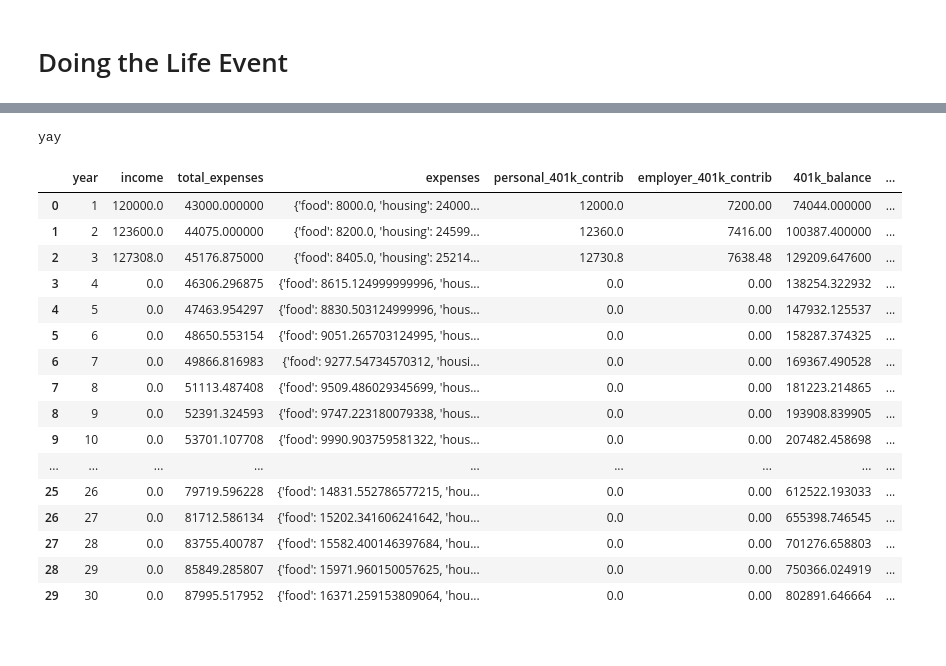
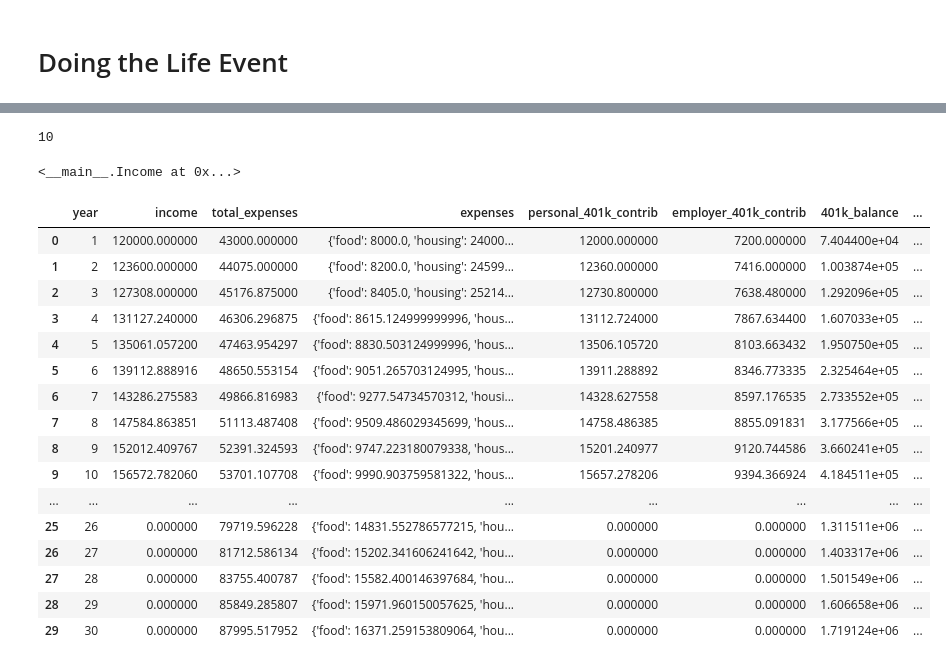
Before and after one commit to calvinraab/Finsim, a Jupyter notebook: sim_build.ipynb, the cells around one changed output, grey strips where cells are left out. Drawn from its saved outputs; the diff is of its cells as text; code cells hidden in the pictures.

```diff
--- a/sim_build.ipynb
+++ b/sim_build.ipynb
@@ -226,14 +226,22 @@ class LifeEvent:
     def apply(self):
         self.income.base_salary = self.income.base_salary + self.income_change
 
+class LoseJob:
+    def __init__(self, year):
+        self.year = year
+
+    def apply(self):
+        self.income.base_salary = 0
+
 
 
 class Simulation:
-    def __init__(self, income, investments, expenses, years):
+    def __init__(self, income, investments, expenses, losejob, years):
         self.income = income
         self.investments = investments
         self.expenses = expenses
         self.years = years
+        self.losejobyear = losejob.year
 
     def run(self):
         results = []
@@ -261,9 +269,13 @@ class Simulation:
                 'personal_investments': self.investments.personal_investments,
                 'cash_flow': net_cash_flow
             })
-            if year == 2:
-                print('yay')
+            if year == self.losejobyear:
                 self.income.base_salary = 0
+
+
+            # if year == 2:
+            #     print('yay')
+            #     self.income.base_salary = 0
 
         return pd.DataFrame(results)
         #return results
@@ -302,0 +311,7 @@ example_yaml
+# %%
+class LoseJob:
+    def __init__(self, year):
+        self.year = year
+
+    def apply(self):
+        self.income.base_salary = 0
@@ -303,36 +326,44 @@ example_yaml
+# %%
+losejob = LoseJob(**example_yaml['life_events']['job_loss'])
+losejob.year
+# %% [output]
+10
+# %%
+income = Income(**example_yaml['income'])
+income
+# %% [output]
+<__main__.Income at 0x...>
 # %%
 
 def run_test():
     income = Income(**example_yaml['income'])
     investments = Investments(**example_yaml['investments'])
     expenses = Expenses(**example_yaml['expenses'])
-    sim = Simulation(income, investments, expenses, example_yaml['years'])
+    losejob = LoseJob(**example_yaml['life_events']['job_loss'])
+    sim = Simulation(income, investments, expenses, losejob, example_yaml['years'])
     simulation_output = sim.run_simulation()
     return simulation_output
 
 if __name__ == "__main__":
     simulation_output = run_test()
     #print("Final DataFrame Output:")
     #print(simulation_output)
+simulation_output
 # %% [output]
-yay
+|  | year | income | total_expenses | expenses | personal_401k_contrib | employer_401k_contrib | 401k_balance | ... |
+| 0 | 1 | 120000.000000 | 43000.000000 | {'food': 8000.0, 'housing': 24000... | 12000.000000 | 7200.000000 | 7.404400e+04 | ... |
+| 1 | 2 | 123600.000000 | 44075.000000 | {'food': 8200.0, 'housing': 24599... | 12360.000000 | 7416.000000 | 1.003874e+05 | ... |
+| 2 | 3 | 127308.000000 | 45176.875000 | {'food': 8405.0, 'housing': 25214... | 12730.800000 | 7638.480000 | 1.292096e+05 | ... |
+| 3 | 4 | 131127.240000 | 46306.296875 | {'food': 8615.124999999996, 'hous... | 13112.724000 | 7867.634400 | 1.607033e+05 | ... |
+| 4 | 5 | 135061.057200 | 47463.954297 | {'food': 8830.503124999996, 'hous... | 13506.105720 | 8103.663432 | 1.950750e+05 | ... |
+| 5 | 6 | 139112.888916 | 48650.553154 | {'food': 9051.265703124995, 'hous... | 13911.288892 | 8346.773335 | 2.325464e+05 | ... |
+| 6 | 7 | 143286.275583 | 49866.816983 | {'food': 9277.54734570312, 'housi... | 14328.627558 | 8597.176535 | 2.733552e+05 | ... |
+| 7 | 8 | 147584.863851 | 51113.487408 | {'food': 9509.486029345699, 'hous... | 14758.486385 | 8855.091831 | 3.177566e+05 | ... |
+| 8 | 9 | 152012.409767 | 52391.324593 | {'food': 9747.223180079338, 'hous... | 15201.240977 | 9120.744586 | 3.660241e+05 | ... |
+| 9 | 10 | 156572.782060 | 53701.107708 | {'food': 9990.903759581322, 'hous... | 15657.278206 | 9394.366924 | 4.184511e+05 | ... |
+| ... | ... | ... | ... | ... | ... | ... | ... | ... |
+| 25 | 26 | 0.000000 | 79719.596228 | {'food': 14831.552786577215, 'hou... | 0.000000 | 0.000000 | 1.311511e+06 | ... |
+| 26 | 27 | 0.000000 | 81712.586134 | {'food': 15202.341606241642, 'hou... | 0.000000 | 0.000000 | 1.403317e+06 | ... |
+| 27 | 28 | 0.000000 | 83755.400787 | {'food': 15582.400146397684, 'hou... | 0.000000 | 0.000000 | 1.501549e+06 | ... |
+| 28 | 29 | 0.000000 | 85849.285807 | {'food': 15971.960150057625, 'hou... | 0.000000 | 0.000000 | 1.606658e+06 | ... |
+| 29 | 30 | 0.000000 | 87995.517952 | {'food': 16371.259153809064, 'hou... | 0.000000 | 0.000000 | 1.719124e+06 | ... |
-# %%
-simulation_output
-# %% [output]
-|  | year | income | total_expenses | expenses | personal_401k_contrib | employer_401k_contrib | 401k_balance | ... |
-| 0 | 1 | 120000.0 | 43000.000000 | {'food': 8000.0, 'housing': 24000... | 12000.0 | 7200.00 | 74044.000000 | ... |
-| 1 | 2 | 123600.0 | 44075.000000 | {'food': 8200.0, 'housing': 24599... | 12360.0 | 7416.00 | 100387.400000 | ... |
-| 2 | 3 | 127308.0 | 45176.875000 | {'food': 8405.0, 'housing': 25214... | 12730.8 | 7638.48 | 129209.647600 | ... |
-| 3 | 4 | 0.0 | 46306.296875 | {'food': 8615.124999999996, 'hous... | 0.0 | 0.00 | 138254.322932 | ... |
-| 4 | 5 | 0.0 | 47463.954297 | {'food': 8830.503124999996, 'hous... | 0.0 | 0.00 | 147932.125537 | ... |
-| 5 | 6 | 0.0 | 48650.553154 | {'food': 9051.265703124995, 'hous... | 0.0 | 0.00 | 158287.374325 | ... |
-| 6 | 7 | 0.0 | 49866.816983 | {'food': 9277.54734570312, 'housi... | 0.0 | 0.00 | 169367.490528 | ... |
-| 7 | 8 | 0.0 | 51113.487408 | {'food': 9509.486029345699, 'hous... | 0.0 | 0.00 | 181223.214865 | ... |
-| 8 | 9 | 0.0 | 52391.324593 | {'food': 9747.223180079338, 'hous... | 0.0 | 0.00 | 193908.839905 | ... |
-| 9 | 10 | 0.0 | 53701.107708 | {'food': 9990.903759581322, 'hous... | 0.0 | 0.00 | 207482.458698 | ... |
-| ... | ... | ... | ... | ... | ... | ... | ... | ... |
-| 25 | 26 | 0.0 | 79719.596228 | {'food': 14831.552786577215, 'hou... | 0.0 | 0.00 | 612522.193033 | ... |
-| 26 | 27 | 0.0 | 81712.586134 | {'food': 15202.341606241642, 'hou... | 0.0 | 0.00 | 655398.746545 | ... |
-| 27 | 28 | 0.0 | 83755.400787 | {'food': 15582.400146397684, 'hou... | 0.0 | 0.00 | 701276.658803 | ... |
-| 28 | 29 | 0.0 | 85849.285807 | {'food': 15971.960150057625, 'hou... | 0.0 | 0.00 | 750366.024919 | ... |
-| 29 | 30 | 0.0 | 87995.517952 | {'food': 16371.259153809064, 'hou... | 0.0 | 0.00 | 802891.646664 | ... |
```
Also changed, not shown: parts of 2 cells of this notebook, 1 other file.
